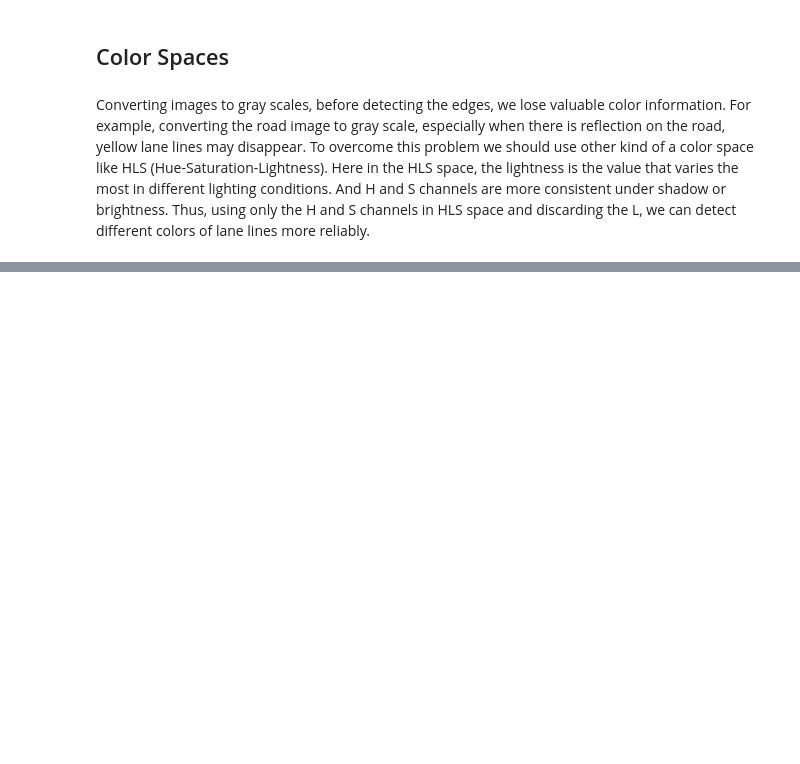
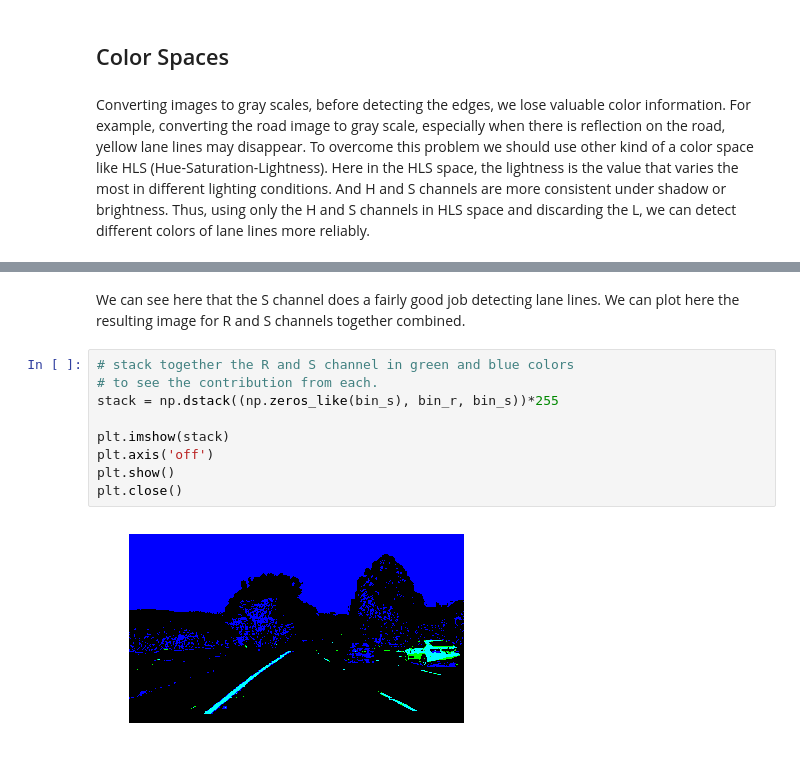
Before and after one commit to musa-atlihan/CarND-Advanced-Lane-Lines, a Jupyter notebook: project-report.ipynb, the cells around one changed output, grey strips where cells are left out. Drawn from its saved outputs; the diff is of its cells as text; blank space fills up the shorter version.

```diff
--- a/project-report.ipynb
+++ b/project-report.ipynb
@@ -387,0 +481,13 @@ Converting images to gray scales, before detecting the edges, we lose valuable c
+# %% [markdown]
+We can see here that the S channel does a fairly good job detecting lane lines. We can plot here the resulting image for R and S channels together combined.
+# %%
+# stack together the R and S channel in green and blue colors
+# to see the contribution from each.
+stack = np.dstack((np.zeros_like(bin_s), bin_r, bin_s))*255
+
+plt.imshow(stack)
+plt.axis('off')
+plt.show()
+plt.close()
+# %% [output]
+[figure, added]
```
Also changed, not shown: parts of 17 cells of this notebook, 8 other files.
